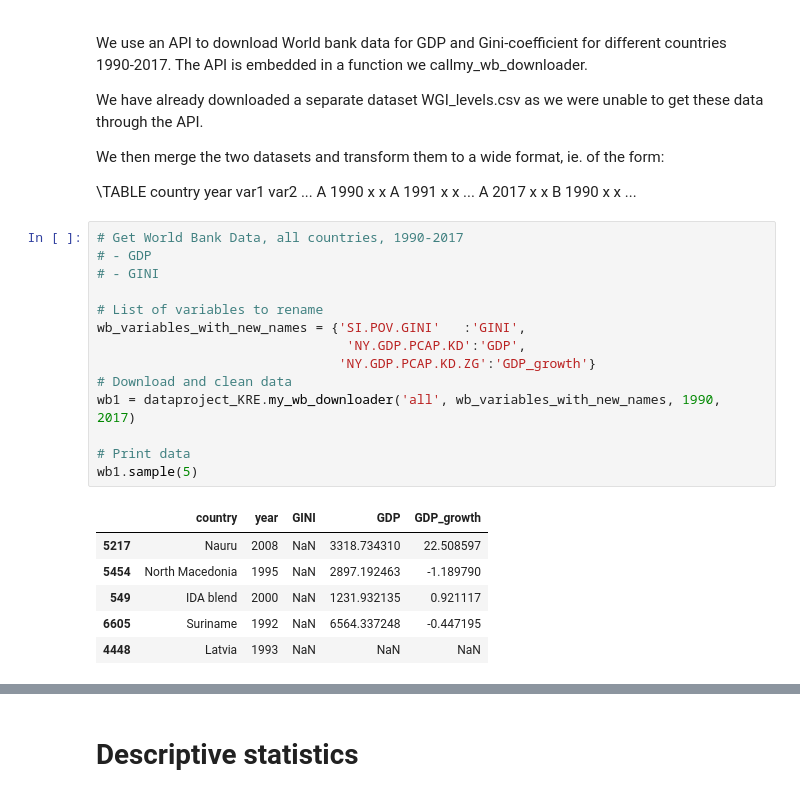
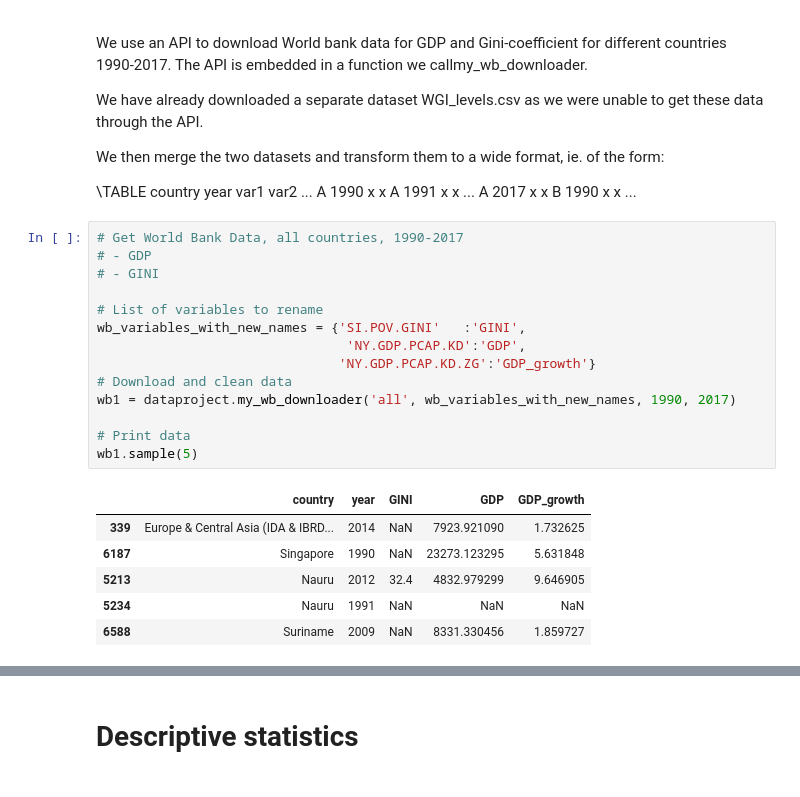
Before and after one commit to NumEconCopenhagen/projects-2023-magnus-kristian, a Jupyter notebook: dataproject/dataproject.ipynb, the cells around one changed output, grey strips where cells are left out. Drawn from its saved outputs; the diff is of its cells as text.

```diff
--- a/dataproject/dataproject.ipynb
+++ b/dataproject/dataproject.ipynb
@@ -66,22 +68,22 @@ B         1990      x      x
 # %%
 # Get World Bank Data, all countries, 1990-2017
 # - GDP
 # - GINI
 
 # List of variables to rename
 wb_variables_with_new_names = {'SI.POV.GINI'   :'GINI',
                                 'NY.GDP.PCAP.KD':'GDP',
                                'NY.GDP.PCAP.KD.ZG':'GDP_growth'}
 # Download and clean data
-wb1 = dataproject_KRE.my_wb_downloader('all', wb_variables_with_new_names, 1990, 2017)
+wb1 = dataproject.my_wb_downloader('all', wb_variables_with_new_names, 1990, 2017)
 
 # Print data
 wb1.sample(5)
 # %% [output]
 |  | country | year | GINI | GDP | GDP_growth |
-| 5217 | Nauru | 2008 | NaN | 3318.734310 | 22.508597 |
-| 5454 | North Macedonia | 1995 | NaN | 2897.192463 | -1.189790 |
-| 549 | IDA blend | 2000 | NaN | 1231.932135 | 0.921117 |
-| 6605 | Suriname | 1992 | NaN | 6564.337248 | -0.447195 |
-| 4448 | Latvia | 1993 | NaN | NaN | NaN |
+| 339 | Europe & Central Asia (IDA & IBRD... | 2014 | NaN | 7923.921090 | 1.732625 |
+| 6187 | Singapore | 1990 | NaN | 23273.123295 | 5.631848 |
+| 5213 | Nauru | 2012 | 32.4 | 4832.979299 | 9.646905 |
+| 5234 | Nauru | 1991 | NaN | NaN | NaN |
+| 6588 | Suriname | 2009 | NaN | 8331.330456 | 1.859727 |
 # %%
```
Also changed, not shown: parts of 5 cells of this notebook, 1 other file.
